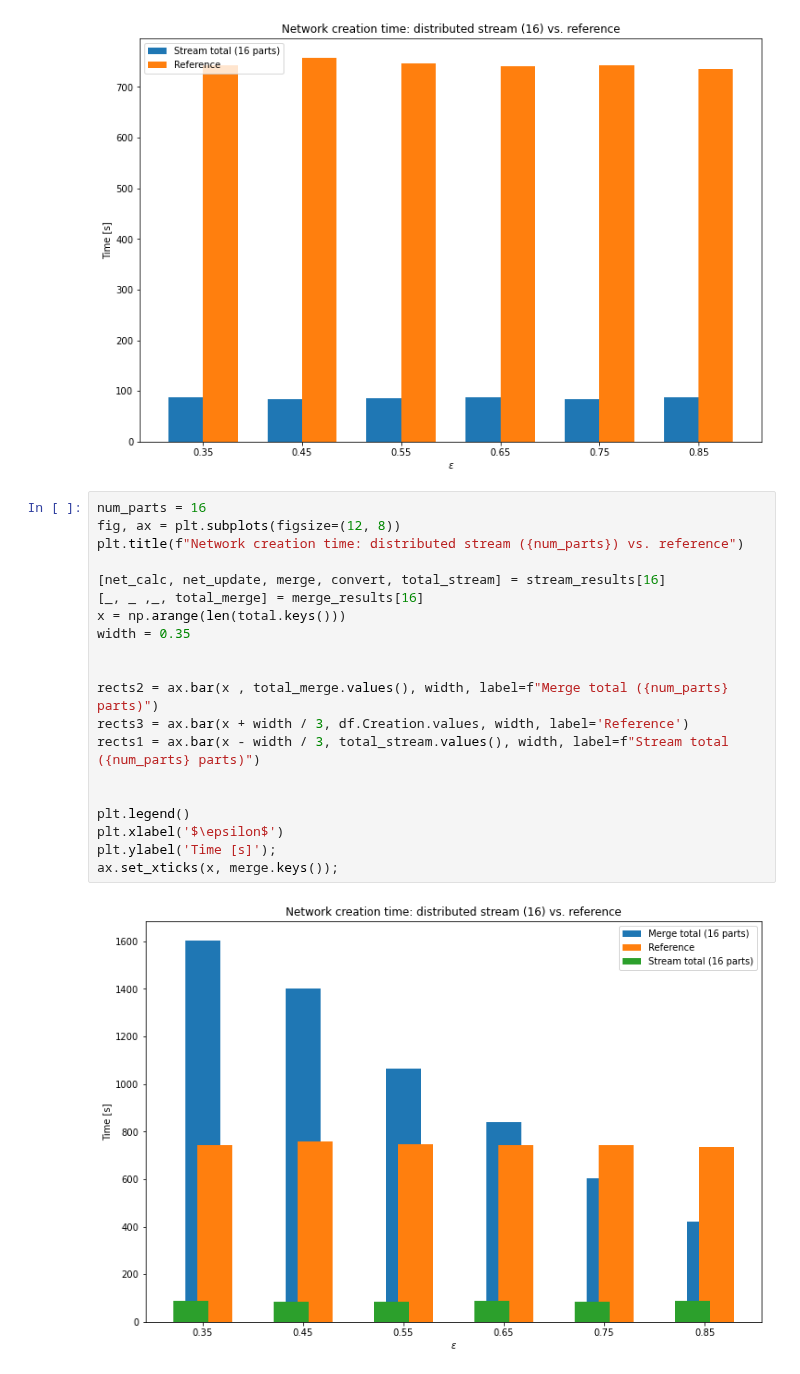
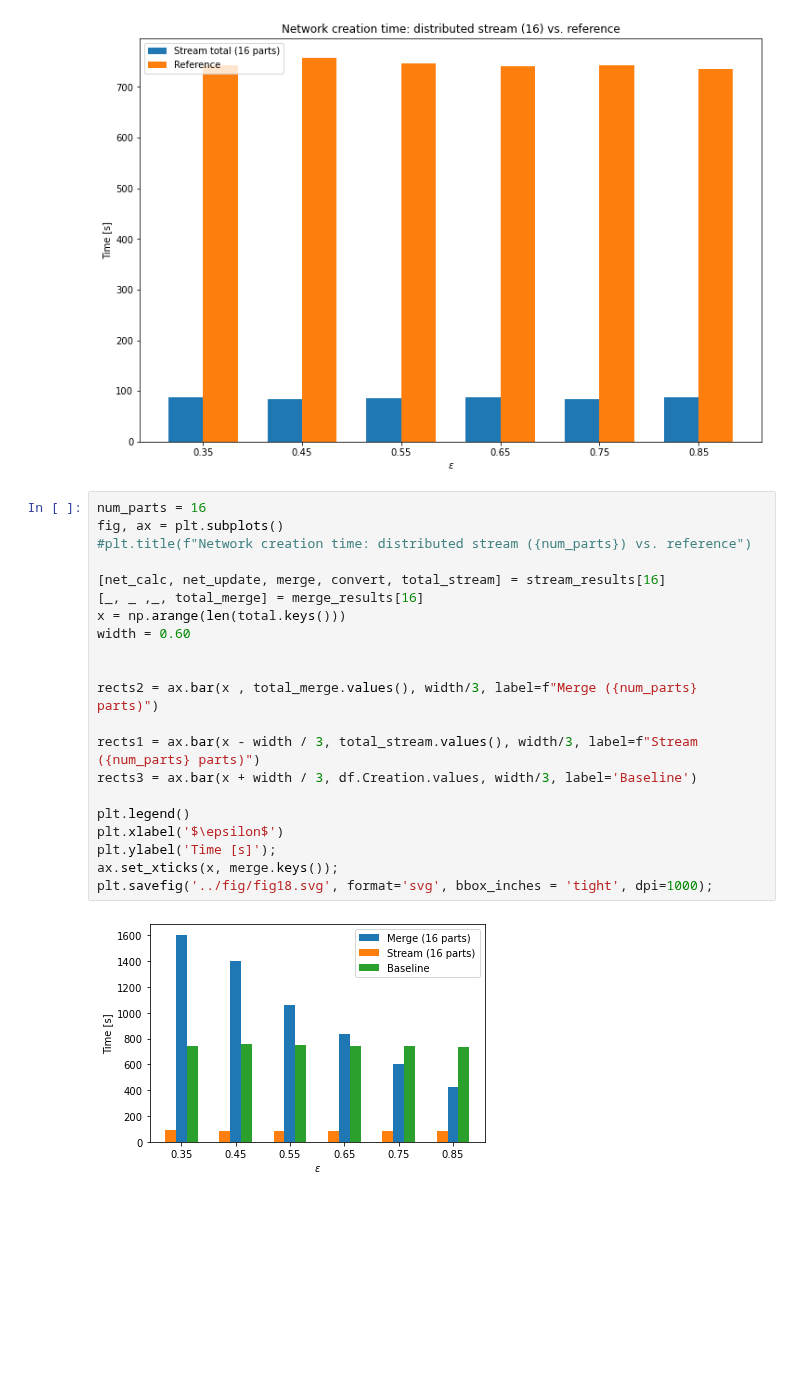
Before and after one commit to jrybicki-jsc/smms, a Jupyter notebook: graphla/times.ipynb, the cells around one changed output. Saved outputs shown, nothing was run; the diff lists cells and outputs as text; blank space fills up the shorter version.

Commit message:
times updated

```diff
--- a/graphla/times.ipynb
+++ b/graphla/times.ipynb
@@ -380,23 +380,24 @@ ax.set_xticks(x, merge.keys());
 [figure]
 # %%
 num_parts = 16
-fig, ax = plt.subplots(figsize=(12, 8))
-plt.title(f"Network creation time: distributed stream ({num_parts}) vs. reference")
+fig, ax = plt.subplots()
+#plt.title(f"Network creation time: distributed stream ({num_parts}) vs. reference")
 
 [net_calc, net_update, merge, convert, total_stream] = stream_results[16]
 [_, _ ,_, total_merge] = merge_results[16]
 x = np.arange(len(total.keys()))
-width = 0.35
+width = 0.60
 
 
-rects2 = ax.bar(x , total_merge.values(), width, label=f"Merge total ({num_parts} parts)")
-rects3 = ax.bar(x + width / 3, df.Creation.values, width, label='Reference')
-rects1 = ax.bar(x - width / 3, total_stream.values(), width, label=f"Stream total ({num_parts} parts)")
+rects2 = ax.bar(x , total_merge.values(), width/3, label=f"Merge ({num_parts} parts)")
 
+rects1 = ax.bar(x - width / 3, total_stream.values(), width/3, label=f"Stream ({num_parts} parts)")
+rects3 = ax.bar(x + width / 3, df.Creation.values, width/3, label='Baseline')
 
 plt.legend()
 plt.xlabel('$\epsilon$')
 plt.ylabel('Time [s]');
 ax.set_xticks(x, merge.keys());
+plt.savefig('../fig/fig18.svg', format='svg', bbox_inches = 'tight', dpi=1000);
 # %% [output]
-[figure, old version]
+[figure, new version]
```
Also changed, not shown: parts of 4 cells of this notebook.
